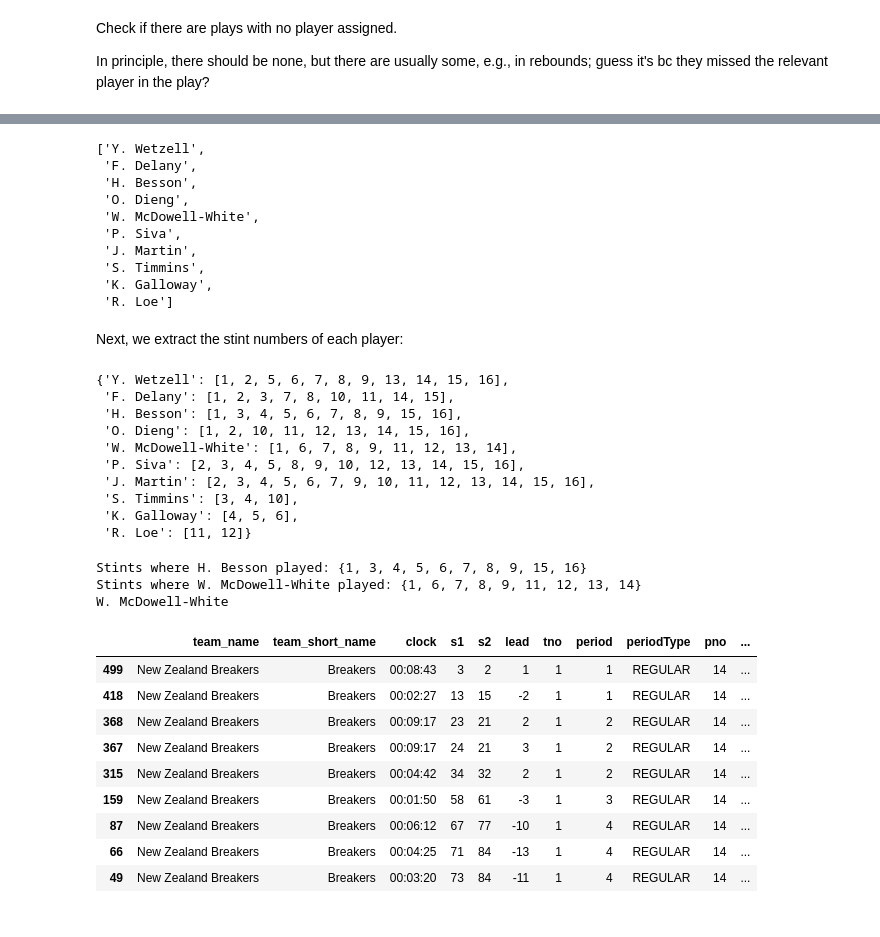
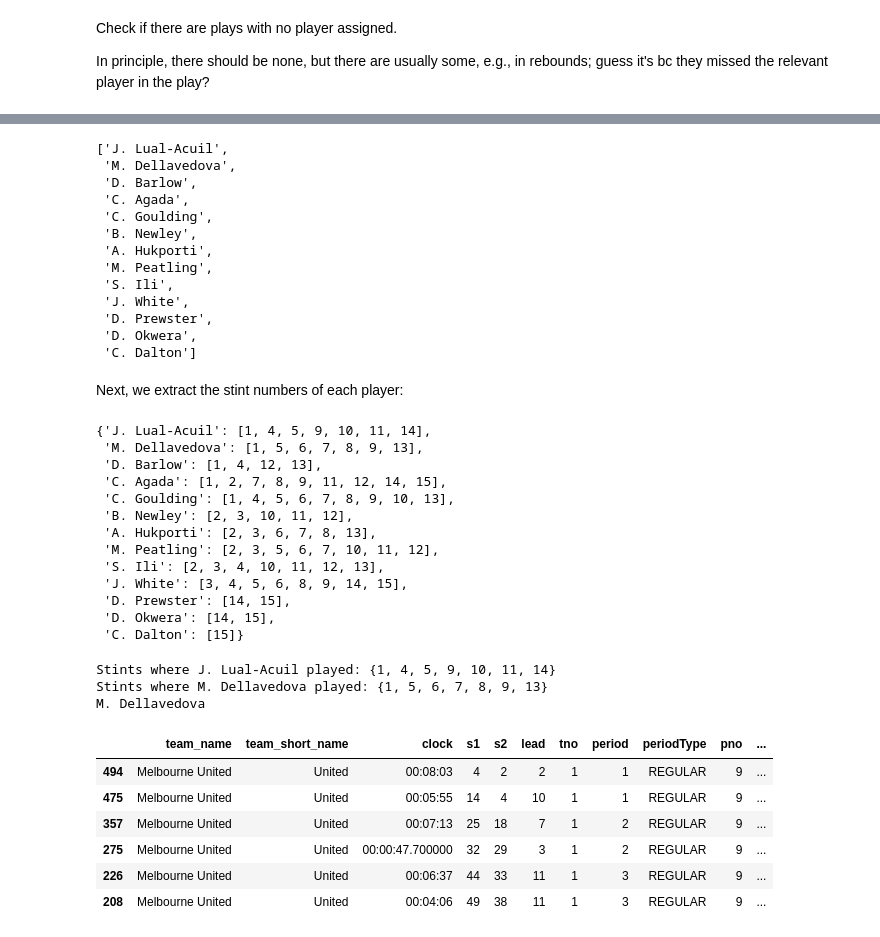
Before and after one commit to ssardina/pynbl, a Jupyter notebook: on_off.ipynb, the cells around one changed output, grey strips where cells are left out. Drawn from its saved outputs; the diff is of its cells as text; code cells hidden in the pictures.

```diff
--- a/on_off.ipynb
+++ b/on_off.ipynb
@@ -23,3 +13,7 @@ game_id = 2031329
+# %%
+# game_id = 2031329     # Besson issue with subing and non-matching points
+
+game_id = 1976463   # game with no "bugs" in subs
 # %% [markdown]
 Process game and extract all data structures (e.g., play-by-plays, stints):
 # %%
@@ -102,16 +91,19 @@ players = players_1
 players
 # pbp_df.query('tno == 2').loc[players_2.isna()]
 # %% [output]
-['Y. Wetzell',
- 'F. Delany',
- 'H. Besson',
- 'O. Dieng',
- 'W. McDowell-White',
- 'P. Siva',
- 'J. Martin',
- 'S. Timmins',
- 'K. Galloway',
- 'R. Loe']
+['J. Lual-Acuil',
+ 'M. Dellavedova',
+ 'D. Barlow',
+ 'C. Agada',
+ 'C. Goulding',
+ 'B. Newley',
+ 'A. Hukporti',
+ 'M. Peatling',
+ 'S. Ili',
+ 'J. White',
+ 'D. Prewster',
+ 'D. Okwera',
+ 'C. Dalton']
 # %% [markdown]
 Next, we extract the stint numbers of each player:
 # %%
@@ -127,47 +119,53 @@ for x in players:
 
 players_stints
 # %% [output]
-{'Y. Wetzell': [1, 2, 5, 6, 7, 8, 9, 13, 14, 15, 16],
- 'F. Delany': [1, 2, 3, 7, 8, 10, 11, 14, 15],
- 'H. Besson': [1, 3, 4, 5, 6, 7, 8, 9, 15, 16],
- 'O. Dieng': [1, 2, 10, 11, 12, 13, 14, 15, 16],
- 'W. McDowell-White': [1, 6, 7, 8, 9, 11, 12, 13, 14],
- 'P. Siva': [2, 3, 4, 5, 8, 9, 10, 12, 13, 14, 15, 16],
- 'J. Martin': [2, 3, 4, 5, 6, 7, 9, 10, 11, 12, 13, 14, 15, 16],
- 'S. Timmins': [3, 4, 10],
- 'K. Galloway': [4, 5, 6],
- 'R. Loe': [11, 12]}
+{'J. Lual-Acuil': [1, 4, 5, 9, 10, 11, 14],
+ 'M. Dellavedova': [1, 5, 6, 7, 8, 9, 13],
+ 'D. Barlow': [1, 4, 12, 13],
+ 'C. Agada': [1, 2, 7, 8, 9, 11, 12, 14, 15],
+ 'C. Goulding': [1, 4, 5, 6, 7, 8, 9, 10, 13],
+ 'B. Newley': [2, 3, 10, 11, 12],
+ 'A. Hukporti': [2, 3, 6, 7, 8, 13],
+ 'M. Peatling': [2, 3, 5, 6, 7, 10, 11, 12],
+ 'S. Ili': [2, 3, 4, 10, 11, 12, 13],
+ 'J. White': [3, 4, 5, 6, 8, 9, 14, 15],
+ 'D. Prewster': [14, 15],
+ 'D. Okwera': [14, 15],
+ 'C. Dalton': [15]}
 # %%
 # An example: player H. Besson with/without W. McDowell-White
+# for game game_id = 2031329 where Besson makes more points than on+off bc he has not been sub well
 x = 'H. Besson'
 y = 'W. McDowell-White'
+
+# Mel United
+x = 'J. Lual-Acuil'
+y = 'M. Dellavedova'
+
 
 x_stints = set(players_stints[x])
 y_stints = set(players_stints[y])
 
 print(f"Stints where {x} played:", x_stints)
 print(f"Stints where {y} played:", y_stints)
 print(y)
 
 # x_shoots_df = pbp_df.query('stint1 in @x_stints and player == @x and actionType in @SHOOTS_TYPES and success == 1')
 x_shoots_df = pbp_df.query('player == @x and actionType in @SHOOTS_TYPES and success == 1')
 # df.query('actionType == "2pt"')
 
 x_shoots_df
 # %% [output]
-Stints where H. Besson played: {1, 3, 4, 5, 6, 7, 8, 9, 15, 16}
-Stints where W. McDowell-White played: {1, 6, 7, 8, 9, 11, 12, 13, 14}
-W. McDowell-White
+Stints where J. Lual-Acuil played: {1, 4, 5, 9, 10, 11, 14}
+Stints where M. Dellavedova played: {1, 5, 6, 7, 8, 9, 13}
+M. Dellavedova
 |  | team_name | team_short_name | clock | s1 | s2 | lead | tno | period | periodType | pno | ... |
-| 499 | New Zealand Breakers | Breakers | 00:08:43 | 3 | 2 | 1 | 1 | 1 | REGULAR | 14 | ... |
-| 418 | New Zealand Breakers | Breakers | 00:02:27 | 13 | 15 | -2 | 1 | 1 | REGULAR | 14 | ... |
-| 368 | New Zealand Breakers | Breakers | 00:09:17 | 23 | 21 | 2 | 1 | 2 | REGULAR | 14 | ... |
-| 367 | New Zealand Breakers | Breakers | 00:09:17 | 24 | 21 | 3 | 1 | 2 | REGULAR | 14 | ... |
-| 315 | New Zealand Breakers | Breakers | 00:04:42 | 34 | 32 | 2 | 1 | 2 | REGULAR | 14 | ... |
-| 159 | New Zealand Breakers | Breakers | 00:01:50 | 58 | 61 | -3 | 1 | 3 | REGULAR | 14 | ... |
-| 87 | New Zealand Breakers | Breakers | 00:06:12 | 67 | 77 | -10 | 1 | 4 | REGULAR | 14 | ... |
-| 66 | New Zealand Breakers | Breakers | 00:04:25 | 71 | 84 | -13 | 1 | 4 | REGULAR | 14 | ... |
-| 49 | New Zealand Breakers | Breakers | 00:03:20 | 73 | 84 | -11 | 1 | 4 | REGULAR | 14 | ... |
+| 494 | Melbourne United | United | 00:08:03 | 4 | 2 | 2 | 1 | 1 | REGULAR | 9 | ... |
+| 475 | Melbourne United | United | 00:05:55 | 14 | 4 | 10 | 1 | 1 | REGULAR | 9 | ... |
+| 357 | Melbourne United | United | 00:07:13 | 25 | 18 | 7 | 1 | 2 | REGULAR | 9 | ... |
+| 275 | Melbourne United | United | 00:00:47.700000 | 32 | 29 | 3 | 1 | 2 | REGULAR | 9 | ... |
+| 226 | Melbourne United | United | 00:06:37 | 44 | 33 | 11 | 1 | 3 | REGULAR | 9 | ... |
+| 208 | Melbourne United | United | 00:04:06 | 49 | 38 | 11 | 1 | 3 | REGULAR | 9 | ... |
 # %%
 players = players_1
 
```
Also changed, not shown: parts of 8 cells of this notebook, 1 other file.
